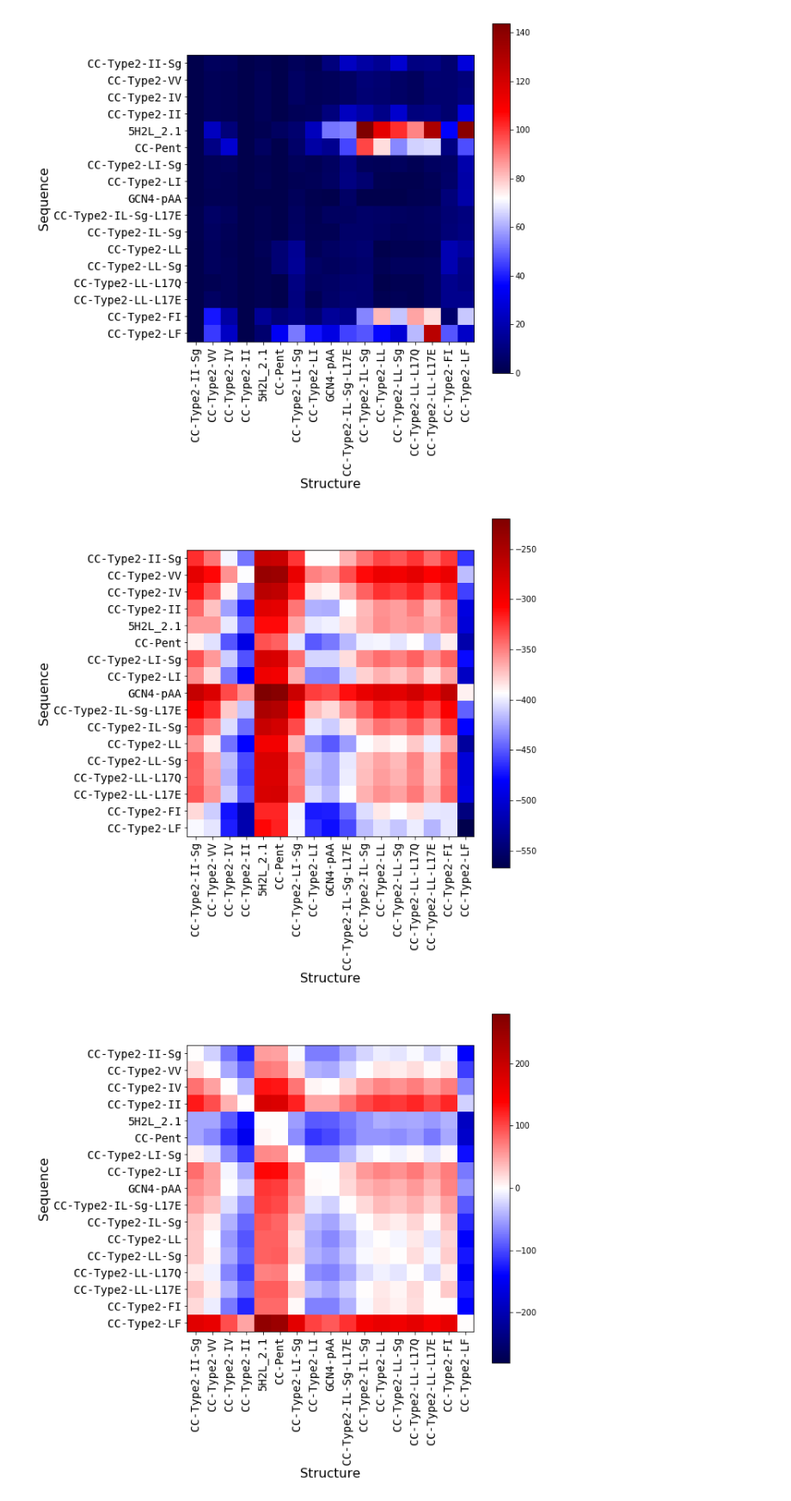
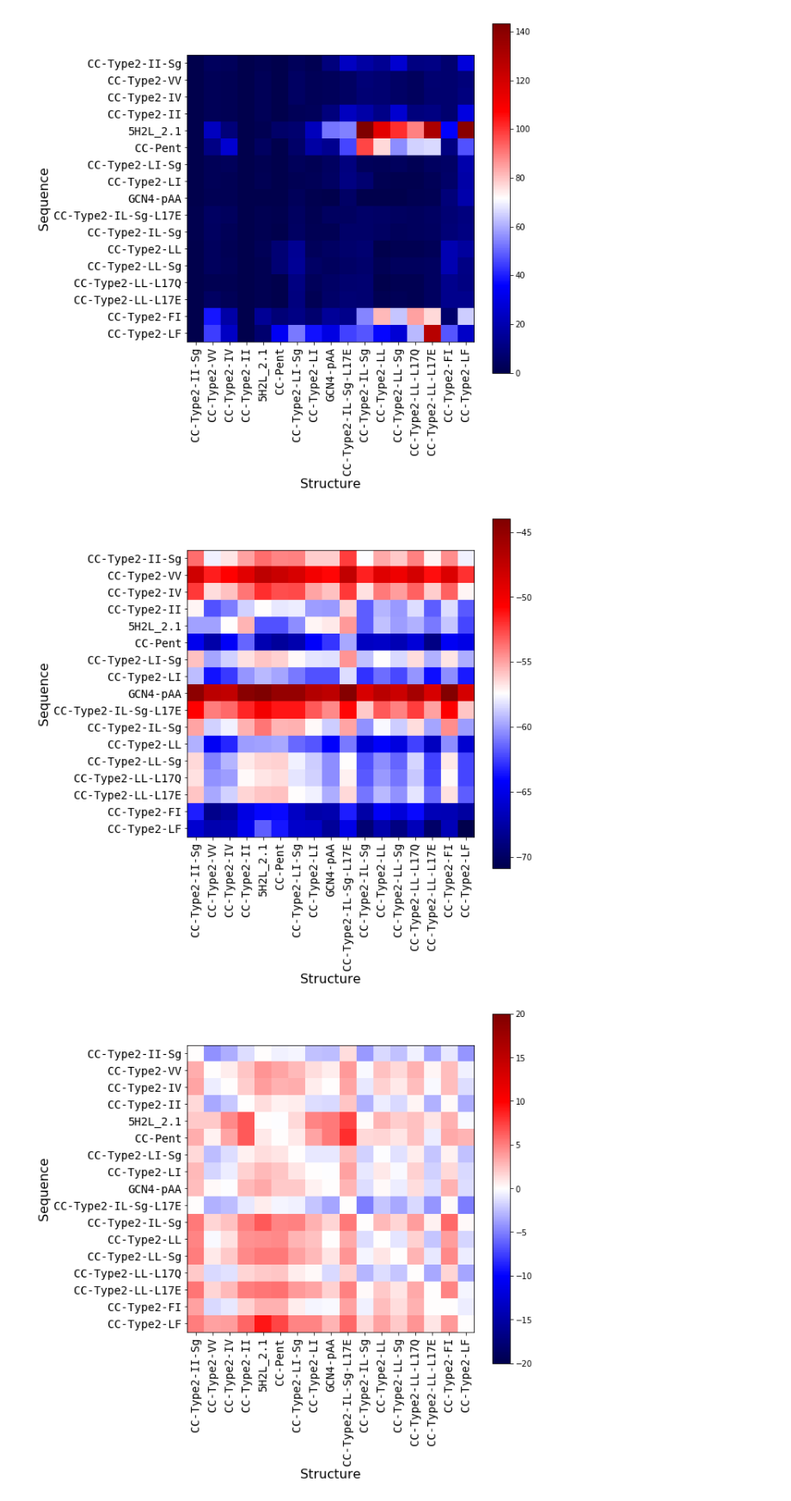
Before and after one commit to woolfson-group/maintaining_and_breaking_paper_2018, a Jupyter notebook: all_sequences_on_all_structures-seqclass.ipynb, the cells around one changed output. Shown: that part at 86% size. Saved outputs shown, nothing was run; the diff lists cells and outputs as text; code cells hidden in the pictures.

Commit message:
Now normalises the dfire and amber scores by number of chains.

```diff
--- a/all_sequences_on_all_structures-seqclass.ipynb
+++ b/all_sequences_on_all_structures-seqclass.ipynb
@@ -157,8 +157,10 @@ def per_chain_scores(structure):
         structure,
         '/home/cw12401/software/dependencies_for_isambard/DFIRE2-pair/dfire_pair.lib',
         '/home/cw12401/software/dependencies_for_isambard/DFIRE2-pair/calene')
+    defire_normalised = defire_score / len(structure)
     amber_score = run_openmm_amber(structure)
-    return total_scores, steric_scores, defire_score, amber_score
+    amber_normalised = amber_score / len(structure)
+    return total_scores, steric_scores, defire_normalised, amber_normalised
 # %%
 def proc_data(seq_str):
     sequence, structure = seq_str
@@ -274,11 +276,11 @@ plot_im(steric_std, 'steric_std_final', labels=Legend_labels)
 # %%
 plot_im(total_defire, 'total_defire', labels=Legend_labels)
 # %% [output]
-[figure, old version]
+[figure, new version]
 # %%
-plot_im(normalised_defire, 'normalised_defire', labels=Legend_labels, vmin=-280, vmax=280)
+plot_im(normalised_defire, 'normalised_defire', labels=Legend_labels, vmin=-20, vmax=20)
 # %% [output]
-[figure, old version]
+[figure, new version]
 # %%
 plot_im(total_amber, 'total_amber', labels=Legend_labels, vmin=0, vmax=1000)
 # %% [output]
```
Also changed, not shown: parts of 2 cells of this notebook.
